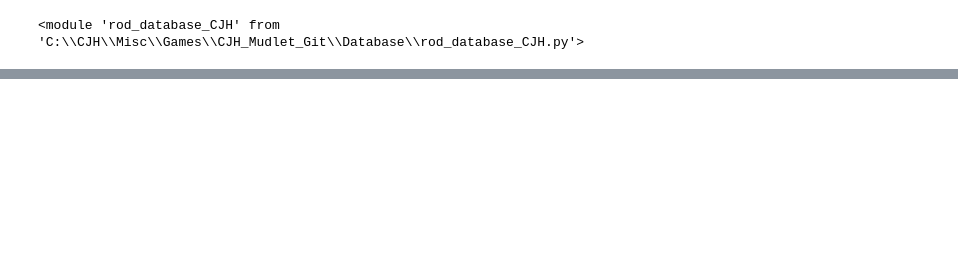
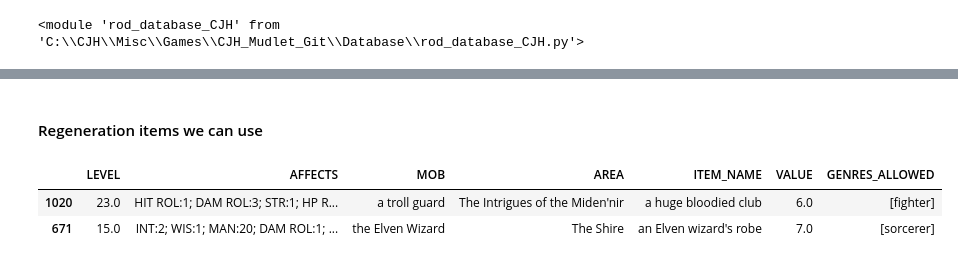
Before and after one commit to aesatchien/Rod_Mudlet, a Jupyter notebook: Database/RodQueries.ipynb, the cells around one changed output, grey strips where cells are left out. Cells and saved outputs as stored; diff of their text form; code cells hidden in the pictures; blank space fills up the shorter version.

```diff
--- a/Database/RodQueries.ipynb
+++ b/Database/RodQueries.ipynb
@@ -89,0 +69,9 @@ Name: GLANCE_DESCRIPTION, dtype: object
+# %% [markdown]
+#### Regeneration items we can use
+# %%
+q=df.query('LEVEL<26 & VALUE >1 & AFFECTS.str.find("REG")>-1')[{'ITEM_NAME','LEVEL','AFFECTS','VALUE','AREA','MOB','GENRES_ALLOWED'}].sort_values(by='VALUE')
+q
+# %% [output]
+|  | LEVEL | AFFECTS | MOB | AREA | ITEM_NAME | VALUE | GENRES_ALLOWED |
+| 1020 | 23.0 | HIT ROL:1; DAM ROL:3; STR:1; HP R... | a troll guard | The Intrigues of the Miden'nir | a huge bloodied club | 6.0 | [fighter] |
+| 671 | 15.0 | INT:2; WIS:1; MAN:20; DAM ROL:1; ... | the Elven Wizard | The Shire | an Elven wizard's robe | 7.0 | [sorcerer] |
```
Also changed, not shown: parts of 18 cells of this notebook, 4 other files.
